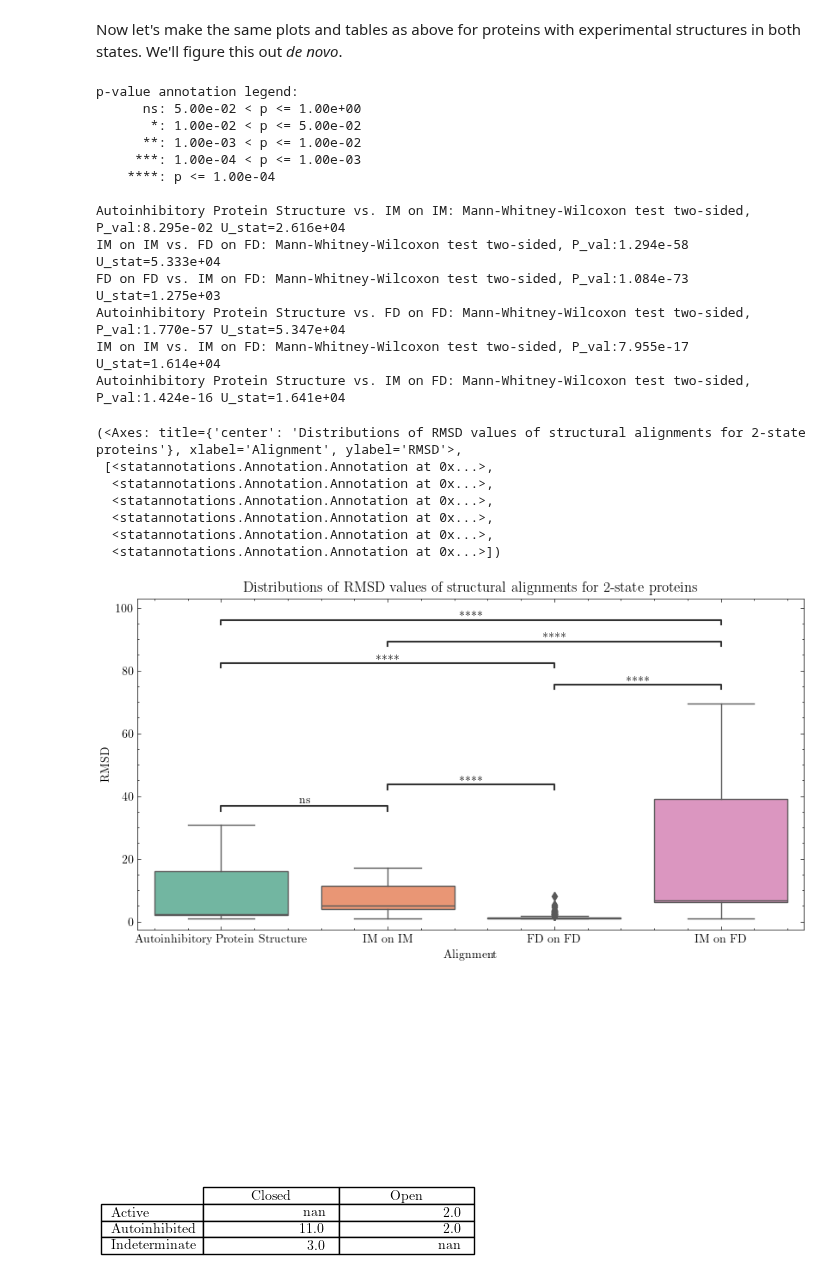
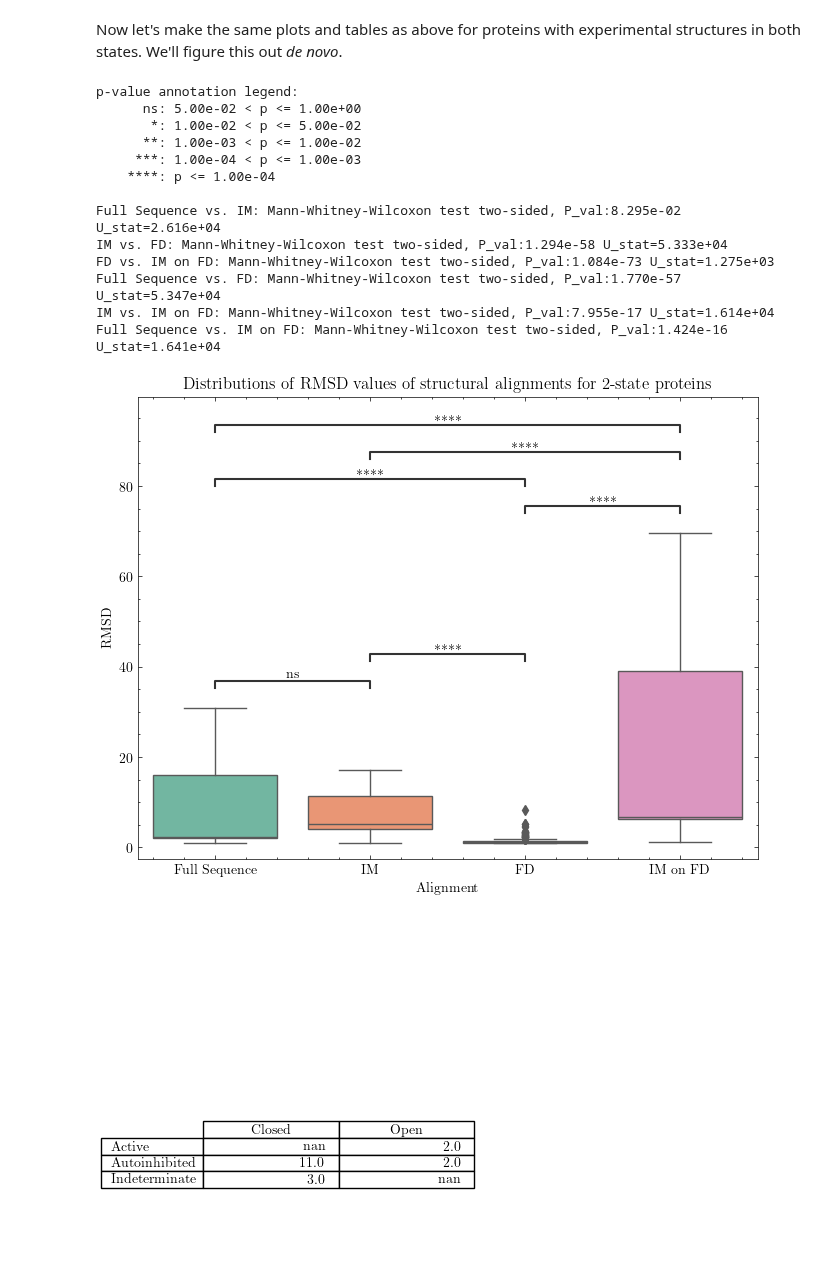
Before and after one commit to jpigles/alphafold-rmsd, a Jupyter notebook: rmsd_analysis.ipynb, the cells around one changed output. Drawn from its saved outputs; the diff is of its cells as text; code cells hidden in the pictures; blank space fills up the shorter version.

```diff
--- a/rmsd_analysis.ipynb
+++ b/rmsd_analysis.ipynb
@@ -145,49 +145,45 @@ both = cl.groupby('uniprot').filter(lambda x: x['state'].nunique() > 1)
 
 # Format the data for plotting
 bothSub = both[['uniprot', 'pdb', 'complex_rmsd', '1_aligned', '2_aligned', '2_comp']]
-bothSub.columns = ['Uniprot', 'PDB', 'Autoinhibitory Protein Structure', 'IM on IM', 'FD on FD', 'IM on FD']
+bothSub.columns = ['Uniprot', 'PDB', 'Full Sequence', 'IM', 'FD', 'IM on FD']
 bothPlot = pd.melt(bothSub, id_vars=['Uniprot', 'PDB'], var_name='Alignment', value_name='RMSD')
 bothPlot['RMSD'] = bothPlot['RMSD'].astype(float)
 bothPlot = bothPlot[bothPlot['RMSD'] < 100]
 # %%
 # Plot the data
-fig, ax = plt.subplots(figsize=(10, 5))
+fig, ax = plt.subplots(figsize=(8, 6))
 sns.boxplot(data=bothPlot, x='Alignment', y='RMSD', ax=ax, palette='Set2')
 ax.set_title('Distributions of RMSD values of structural alignments for 2-state proteins')
 
 # Add the annotations
-pairs = [('Autoinhibitory Protein Structure', 'IM on IM'),
-         ('Autoinhibitory Protein Structure', 'FD on FD'),
-         ('Autoinhibitory Protein Structure', 'IM on FD'),
-         ('IM on IM', 'FD on FD'),
-         ('IM on IM', 'IM on FD'),
-         ('FD on FD', 'IM on FD')]
-order = ['Autoinhibitory Protein Structure', 'IM on IM', 'FD on FD', 'IM on FD']
+pairs = [('Full Sequence', 'IM'),
+         ('Full Sequence', 'FD'),
+         ('Full Sequence', 'IM on FD'),
+         ('IM', 'FD'),
+         ('IM', 'IM on FD'),
+         ('FD', 'IM on FD')]
+order = ['Full Sequence', 'IM', 'FD', 'IM on FD']
 annotator = Annotator(ax, pairs, data=bothPlot, x='Alignment', y='RMSD', order=order)
 annotator.configure(test='Mann-Whitney', text_format='star', loc='inside')
 annotator.apply_and_annotate()
+
+# Save the plot
+plt.savefig('./project_pipeline/data/figures/rmsd_distributions_2state.png', dpi=300, bbox_inches='tight')
 # %% [output]
 p-value annotation legend:
       ns: 5.00e-02 < p <= 1.00e+00
        *: 1.00e-02 < p <= 5.00e-02
       **: 1.00e-03 < p <= 1.00e-02
      ***: 1.00e-04 < p <= 1.00e-03
     ****: p <= 1.00e-04
 
-Autoinhibitory Protein Structure vs. IM on IM: Mann-Whitney-Wilcoxon test two-sided, P_val:8.295e-02 U_stat=2.616e+04
-IM on IM vs. FD on FD: Mann-Whitney-Wilcoxon test two-sided, P_val:1.294e-58 U_stat=5.333e+04
-FD on FD vs. IM on FD: Mann-Whitney-Wilcoxon test two-sided, P_val:1.084e-73 U_stat=1.275e+03
-Autoinhibitory Protein Structure vs. FD on FD: Mann-Whitney-Wilcoxon test two-sided, P_val:1.770e-57 U_stat=5.347e+04
-IM on IM vs. IM on FD: Mann-Whitney-Wilcoxon test two-sided, P_val:7.955e-17 U_stat=1.614e+04
-Autoinhibitory Protein Structure vs. IM on FD: Mann-Whitney-Wilcoxon test two-sided, P_val:1.424e-16 U_stat=1.641e+04
+Full Sequence vs. IM: Mann-Whitney-Wilcoxon test two-sided, P_val:8.295e-02 U_stat=2.616e+04
+IM vs. FD: Mann-Whitney-Wilcoxon test two-sided, P_val:1.294e-58 U_stat=5.333e+04
+FD vs. IM on FD: Mann-Whitney-Wilcoxon test two-sided, P_val:1.084e-73 U_stat=1.275e+03
+Full Sequence vs. FD: Mann-Whitney-Wilcoxon test two-sided, P_val:1.770e-57 U_stat=5.347e+04
+IM vs. IM on FD: Mann-Whitney-Wilcoxon test two-sided, P_val:7.955e-17 U_stat=1.614e+04
+Full Sequence vs. IM on FD: Mann-Whitney-Wilcoxon test two-sided, P_val:1.424e-16 U_stat=1.641e+04
-(<Axes: title={'center': 'Distributions of RMSD values of structural alignments for 2-state proteins'}, xlabel='Alignment', ylabel='RMSD'>,
- [<statannotations.Annotation.Annotation at 0x...>,
-  <statannotations.Annotation.Annotation at 0x...>,
-  <statannotations.Annotation.Annotation at 0x...>,
-  <statannotations.Annotation.Annotation at 0x...>,
-  <statannotations.Annotation.Annotation at 0x...>,
-  <statannotations.Annotation.Annotation at 0x...>])
-[figure, old version]
+[figure, new version]
 # %%
 # Now we make the table
 bothMin = both.groupby('uniprot')[['pdb', '2_comp']].min().reset_index()
```
Also changed, not shown: parts of 10 cells of this notebook, 39 other files.
